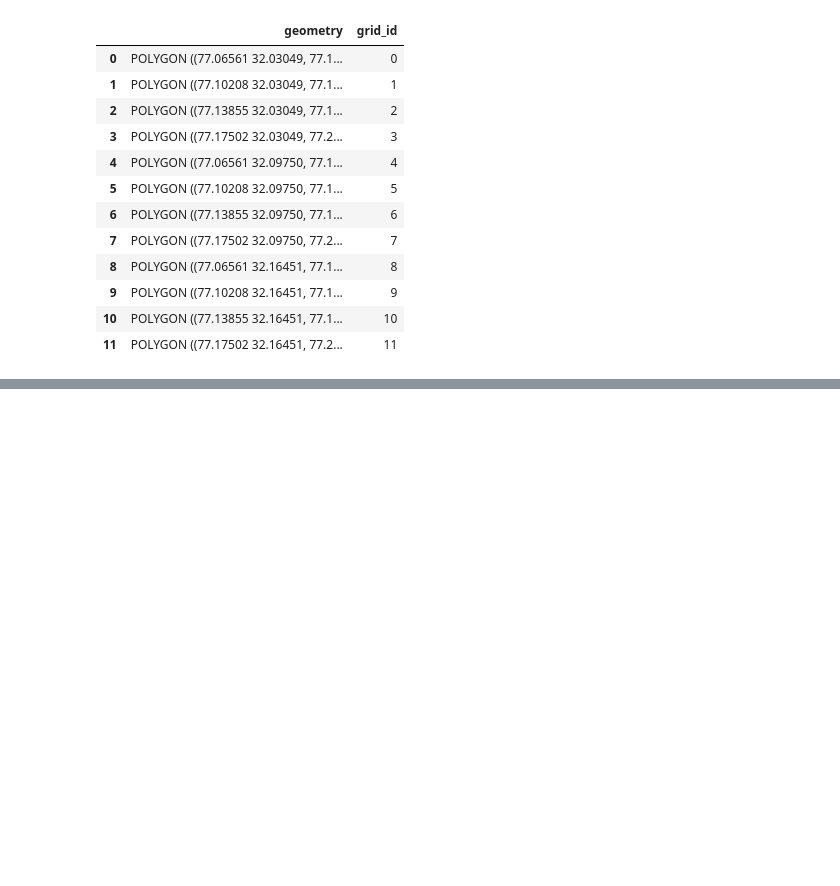
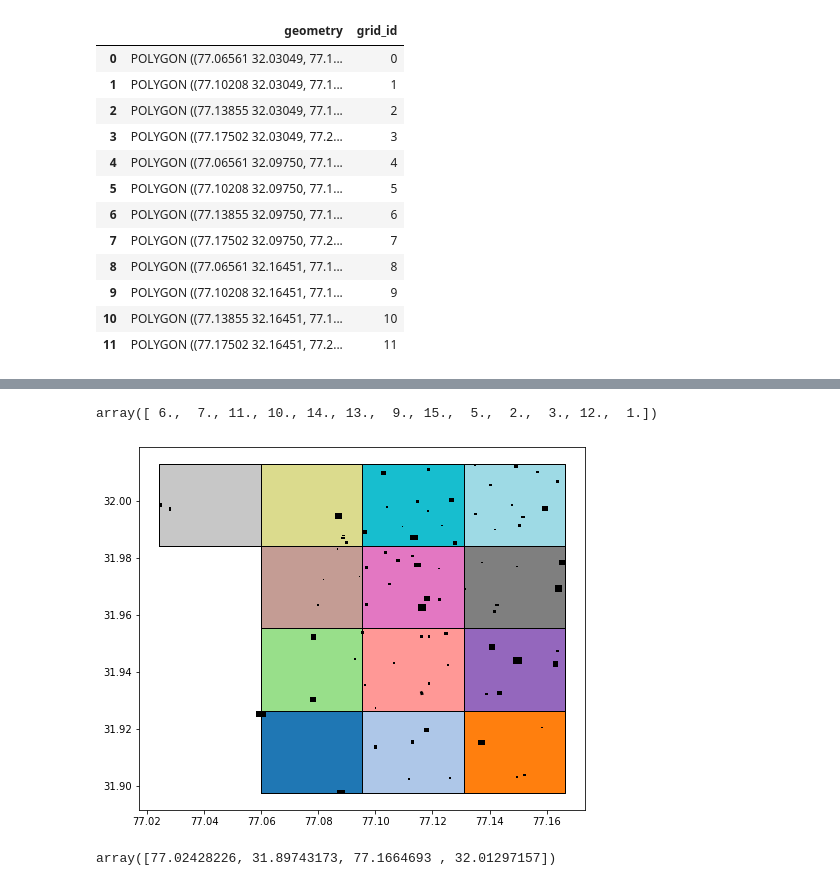
Before and after one commit to YourVirtualColdChainAssistant/MLsat-cropland-himachal, a Jupyter notebook: notebooks/spatial_cv.ipynb, the cells around one changed output, grey strips where cells are left out. Drawn from its saved outputs; the diff is of its cells as text; code cells hidden in the pictures; blank space fills up the shorter version.

Commit message:
fixed bugs to do spatial cv, change evaluation function, smooth ndvi in training

```diff
--- a/notebooks/spatial_cv.ipynb
+++ b/notebooks/spatial_cv.ipynb
@@ -1553,0 +1658,3 @@ plt.show()
+# %%
+polygons = non_crops_shp.dropna()
+grid = blocks
@@ -1553,0 +1667,28 @@ plt.show()
+# %%
+from spacv.utils import geometry_to_2d
+from sklearn.neighbors import BallTree
+
+def assign_polygons_to_grid(polygons, grid, distance_metric='euclidean', random_state=None):
+    """
+    Spatial join polygons to grids. Reassign border points to nearest grid based on centroid distance.
+    """
+    np.random.seed(random_state)
+    # Equate spatial reference systems if defined
+    if not grid.crs == polygons.crs:
+        grid.crs = polygons.crs
+    polygons = gpd.sjoin(polygons, grid, how='left' , op='within')[['geometry', 'grid_id']]
+    # In rare cases, points will sit at the border separating two grids
+    if polygons['grid_id'].isna().any():
+        # Find border pts and assign to nearest grid centroid
+        grid_centroid = grid.geometry.centroid
+        grid_centroid = geometry_to_2d(grid_centroid)
+        border_polygon_index = polygons['grid_id'].isna()
+        border_centroid = polygons[border_polygon_index].geometry.centroid
+        border_centroid = geometry_to_2d(border_centroid)
+
+        # Update border pt grid IDs
+        tree = BallTree(grid_centroid, metric=distance_metric)
+        grid_id = tree.query(border_centroid, k=1, return_distance=False).flatten()
+        grid_id = grid.loc[grid_id, 'grid_id'].values
+        polygons.loc[border_polygon_index, 'grid_id'] = grid_id
+    return polygons
@@ -1553,0 +1727,16 @@ plt.show()
+# %%
+polygons_gpd.grid_id.unique()
+# %% [output]
+array([ 6.,  7., 11., 10., 14., 13.,  9., 15.,  5.,  2.,  3., 12.,  1.])
+# %%
+f, ax = plt.subplots(1,1, figsize=(8,8))
+grid_valid.plot(column='grid_id_valid', edgecolor='black', cmap='tab20',ax=ax)
+test_polygons_shp.plot(ax=ax, color='black', aspect=1)
+# ax[0].axis('off'), ax[1].axis('off')
+plt.show()
+# %% [output]
+[figure, added]
+# %%
+grid_valid.total_bounds
+# %% [output]
+array([77.02428226, 31.89743173, 77.1664693 , 32.01297157])
```
Also changed, not shown: parts of 100 cells of this notebook, 27 other files.
